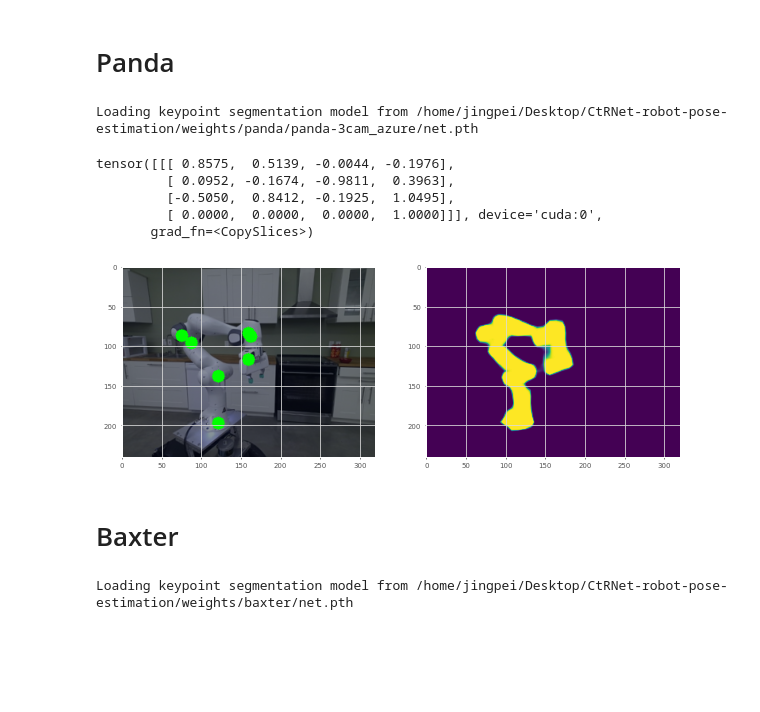
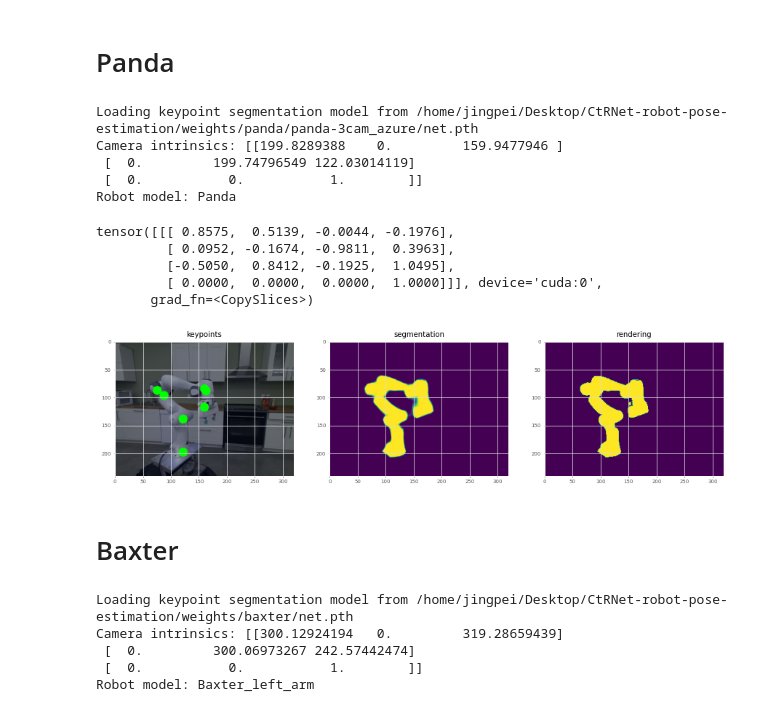
Before and after one commit to ucsdarclab/CtRNet-robot-pose-estimation, a Jupyter notebook: inference_single_image.ipynb, the cells around one changed output. Drawn from its saved outputs; the diff is of its cells as text; code cells hidden in the pictures; blank space fills up the shorter version.

```diff
--- a/inference_single_image.ipynb
+++ b/inference_single_image.ipynb
@@ -25,7 +25,6 @@ args = parser.parse_args("")
 
 args.base_dir = "/home/jingpei/Desktop/CtRNet-robot-pose-estimation"
 args.use_gpu = True
-args.evaluate = True
 args.trained_on_multi_gpus = True
 args.keypoint_seg_model_path = os.path.join(args.base_dir,"weights/panda/panda-3cam_azure/net.pth")
 args.urdf_file = os.path.join(args.base_dir,"urdfs/Panda/panda.urdf")
@@ -57,10 +56,14 @@ def preprocess_img(cv_img,args):
     image_pil = image_pil.resize(new_size)
     image = trans_to_tensor(image_pil)
     return image
+
+CtRNet = CtRNet(args)
+# %% [output]
+Loading keypoint segmentation model from /home/jingpei/Desktop/CtRNet-robot-pose-estimation/weights/panda/panda-3cam_azure/net.pth
+Camera intrinsics: [[199.8289388    0.         159.9477946 ]
+ [  0.         199.74796549 122.03014119]
+ [  0.           0.           1.        ]]
+Robot model: Panda
-# %%
-CtRNet = CtRNet(args)
-# %% [output]
-Loading keypoint segmentation model from /home/jingpei/Desktop/CtRNet-robot-pose-estimation/weights/panda/panda-3cam_azure/net.pth
 # %%
 cv_img = cv2.imread(os.path.join(args.base_dir,"images/panda.jpg"))
 cv_img = cv2.cvtColor(cv_img, cv2.COLOR_BGR2RGB)
@@ -69,28 +72,48 @@ if args.use_gpu:
     image = image.cuda()
 
 joint_angles = np.array([ 0.0200, -0.9641, -0.0662, -2.7979, -0.0469,  1.9289,  0.9137])
+
+cTr, points_2d, segmentation = CtRNet.inference_single_image(image, joint_angles)
+print(CtRNet.cTr_to_pose_matrix(cTr))
+# %% [output]
+tensor([[[ 0.8575,  0.5139, -0.0044, -0.1976],
+         [ 0.0952, -0.1674, -0.9811,  0.3963],
+         [-0.5050,  0.8412, -0.1925,  1.0495],
+         [ 0.0000,  0.0000,  0.0000,  1.0000]]], device='cuda:0',
+       grad_fn=<CopySlices>)
-# %%
-cTr, points_2d, segmentation = CtRNet.inference_single_image(image, joint_angles)
-print(CtRNet.cTr_to_pose_matrix(cTr))
-# %% [output]
-tensor([[[ 0.8575,  0.5139, -0.0044, -0.1976],
-         [ 0.0952, -0.1674, -0.9811,  0.3963],
-         [-0.5050,  0.8412, -0.1925,  1.0495],
-         [ 0.0000,  0.0000,  0.0000,  1.0000]]], device='cuda:0',
-       grad_fn=<CopySlices>)
+# %%
+mesh_files = [base_dir + "/urdfs/Panda/meshes/visual/link0/link0.obj",
+              base_dir + "/urdfs/Panda/meshes/visual/link1/link1.obj",
+              base_dir + "/urdfs/Panda/meshes/visual/link2/link2.obj",
+              base_dir + "/urdfs/Panda/meshes/visual/link3/link3.obj",
+              base_dir + "/urdfs/Panda/meshes/visual/link4/link4.obj",
+              base_dir + "/urdfs/Panda/meshes/visual/link5/link5.obj",
+              base_dir + "/urdfs/Panda/meshes/visual/link6/link6.obj",
+              base_dir + "/urdfs/Panda/meshes/visual/link7/link7.obj",
+              base_dir + "/urdfs/Panda/meshes/visual/hand/hand.obj",
+             ]
+
+robot_renderer = CtRNet.setup_robot_renderer(mesh_files)
+robot_mesh = robot_renderer.get_robot_mesh(joint_angles)
+rendered_image = CtRNet.render_single_robot_mask(cTr.squeeze(), robot_mesh, robot_renderer)
 # %%
 img_np = to_numpy_img(image)
 img_np = 0.0* np.ones(img_np.shape) + img_np * 0.6
 img_np = overwrite_image(img_np,points_2d.detach().cpu().numpy().squeeze().astype(int), color=(0,1,0))
 
-plt.figure(figsize=(10,5))
-plt.subplot(1,2,1)
+plt.figure(figsize=(15,5))
+plt.subplot(1,3,1)
+plt.title("keypoints")
 plt.imshow(img_np)
-plt.subplot(1,2,2)
-plt.imshow(segmentation[0].squeeze().detach().cpu().numpy())
+plt.subplot(1,3,2)
+plt.title("segmentation")
+plt.imshow(segmentation.squeeze().detach().cpu().numpy())
+plt.subplot(1,3,3)
+plt.title("rendering")
+plt.imshow(rendered_image.squeeze().detach().cpu().numpy())
 plt.show()
 # %% [output]
-[figure, old version]
+[figure, new version]
 # %% [markdown]
 # Baxter
 # %%
@@ -120,10 +142,6 @@ args.fx = args.fx * args.scale
 args.fy = args.fy * args.scale
 args.px = args.px * args.scale
 args.py = args.py * args.scale
-# %%
-CtRNet = CtRNet(args)
-# %% [output]
-Loading keypoint segmentation model from /home/jingpei/Desktop/CtRNet-robot-pose-estimation/weights/baxter/net.pth
 # %%
 trans_to_tensor = transforms.Compose([
     transforms.ToTensor(),
@@ -137,6 +155,14 @@ def preprocess_img(cv_img,args):
     image_pil = image_pil.resize(new_size)
     image = trans_to_tensor(image_pil)
     return image
+
+CtRNet = CtRNet(args)
+# %% [output]
+Loading keypoint segmentation model from /home/jingpei/Desktop/CtRNet-robot-pose-estimation/weights/baxter/net.pth
+Camera intrinsics: [[300.12924194   0.         319.28659439]
+ [  0.         300.06973267 242.57442474]
+ [  0.           0.           1.        ]]
+Robot model: Baxter_left_arm
 # %%
 cv_img = cv2.imread(os.path.join(args.base_dir,"images/baxter.png"))
 cv_img = cv2.cvtColor(cv_img, cv2.COLOR_BGR2RGB)
```
Also changed, not shown: parts of 5 cells of this notebook, 6 other files.
